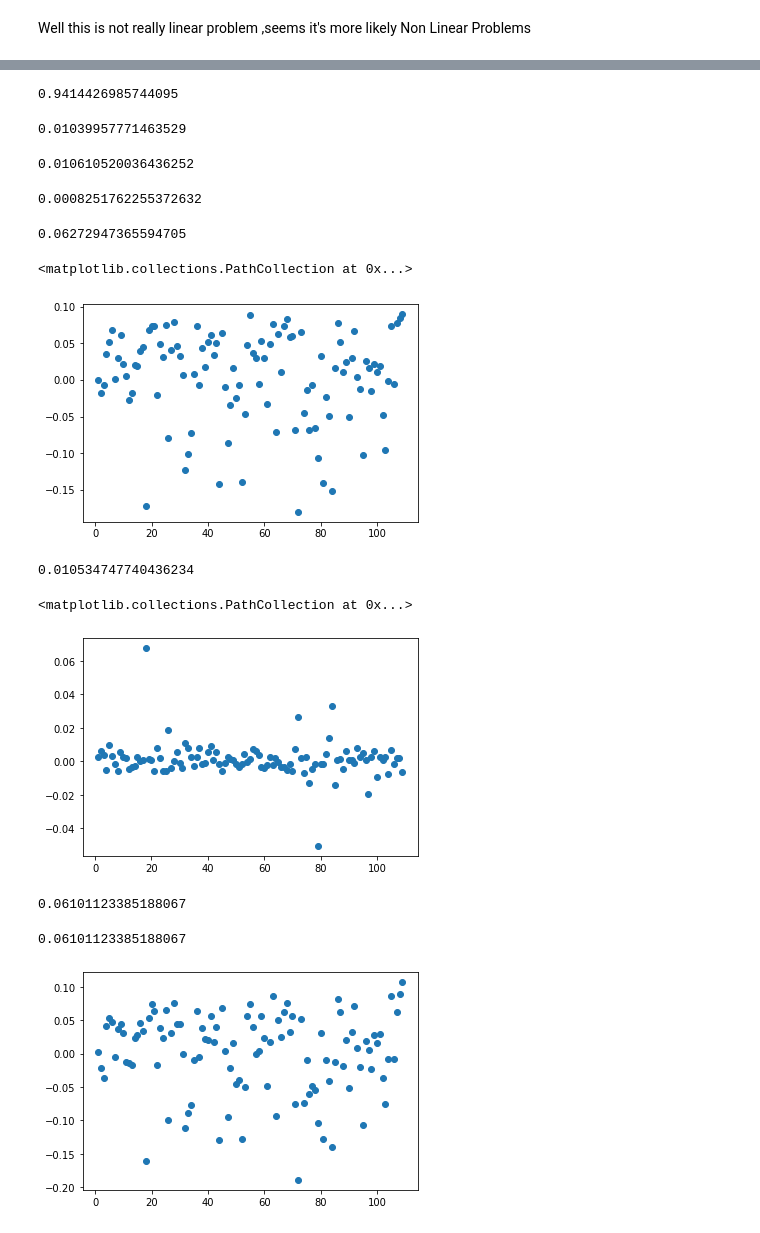
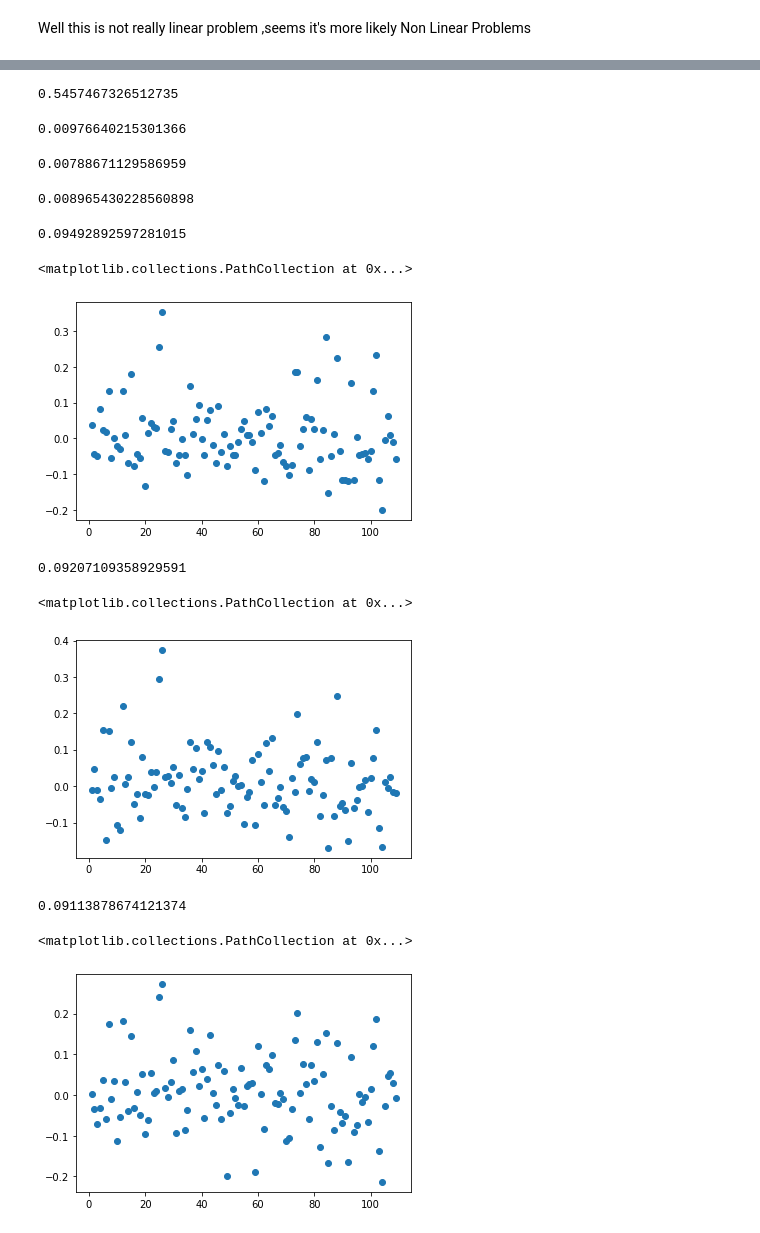
Before and after one commit to Xwyzworms/Regression, a Jupyter notebook: FinalProjectRegression2.ipynb, the cells around one changed output, grey strips where cells are left out. Cells and saved outputs as stored; diff of their text form; code cells hidden in the pictures.

```diff
--- a/FinalProjectRegression2.ipynb
+++ b/FinalProjectRegression2.ipynb
@@ -31,8 +31,11 @@ df["basement"].replace({'yes' : 1, "no" : 0 },inplace=True)
 df["hotwaterheating"].replace({"yes":1 , "no":0},inplace=True)
 df["airconditioning"].replace({"yes":1 , "no":0},inplace=True)
 df["prefarea"].replace({"yes":1 , "no" :0},inplace=True)
-df["furnishingstatus"].replace({"furnished":2 , "semi-furnished":1, "unfurnished":0},inplace=True)
 df["TotalRooms"] = df["bedrooms"].astype(int) + df["bathrooms"].astype(int) +df["guestroom"].astype(int) + df["basement"].astype(int)
 df["HasParking"] = np.where(df["parking"] > 1 ,1,0)
 df["LotBed"] = np.where(df["bedrooms"] >= 4,1,0)
 df["LotBathrooms"] = np.where(df["bathrooms"] >= 3 ,1,0)
+df["furnishingstatus"].replace({"unfurnished":0,"furnished":2,"semi-furnished":1},inplace=True)
+#df=pd.concat([df,pd.get_dummies(df["furnishingstatus"],drop_first=True)],axis=1)
+#df.drop("furnishingstatus",axis=1,inplace=True)
+df.head()
@@ -54,6 +57,15 @@ def normalize (x):
 
 
 # applying normalize ( ) to all columns
-df[x_features.columns] = df[x_features.columns].apply(normalize)
+#df[x_features.columns] = df[x_features.columns].apply(normalize)
+df = df.apply(normalize)
 df.head()
+x_features = df.drop(["bedrooms","basement","HasParking","LotBathrooms","price","TotalRooms","LotBed"],axis=1)
+#target = np.log(df['price'])
+target =df['price']
+from statsmodels.stats.outliers_influence import variance_inflation_factor
+vif = pd.DataFrame()
+vif["VIF Factor"] = [variance_inflation_factor(x_features.values, i) for i in range(x_features.shape[1])]
+vif["features"] = x_features.columns
+vif
 # %% [output]
@@ -140,7 +157,7 @@ GridSearchCV(cv=KFold(n_splits=8, random_state=42, shuffle=True),
 # %%
 Model_Elastic.best_score_
 # %% [output]
-0.9414426985744095
+0.5457467326512735
 # %%
 x_train,x_test,y_train,y_test = train_test_split(x_features,target,test_size=0.2)
 Model_ela = ElasticNet(alpha=0.01)
@@ -149,7 +166,7 @@ y_pred = Model_ela.predict(x_test)
 from sklearn.metrics import mean_squared_error as mse
 mse(y_test,y_pred)
 # %% [output]
-0.01039957771463529
+0.00976640215301366
 # %%
 from sklearn.linear_model import LinearRegression
 Model_linear = LinearRegression()
@@ -158,7 +175,7 @@ y_pred = Model_linear.predict(x_test)
 from sklearn.metrics import mean_squared_error as mse
 mse(y_test,y_pred)
 # %% [output]
-0.010610520036436252
+0.00788671129586959
 # %%
 rf = RandomForestRegressor(n_estimators=100,max_depth = 12 , min_samples_leaf = 1, min_samples_split = 15)
 rf.fit(x_train,y_train)
@@ -166,7 +183,7 @@ y_pred = rf.predict(x_test)
 from sklearn.metrics import mean_squared_error as mse
 mse(y_test,y_pred)
 # %% [output]
-0.0008251762255372632
+0.008965430228560898
 # %%
 # np.sqrt(mse(y_test,y_pred))
 # from statsmodels.stats.outliers_influence import variance_inflation_factor
@@ -187,9 +204,9 @@ print(np.sqrt(mse(y_test,y_pred)))
 c = [i for i in range(1,110,1)]
 plt.scatter(c,y_test - y_pred)
 # %% [output]
-0.06272947365594705
+0.09492892597281015
 <matplotlib.collections.PathCollection at 0x...>
-[figure, old version]
+[figure, new version]
 # %%
 rf = RandomForestRegressor(n_estimators=100,max_depth = 12 , min_samples_leaf = 1, min_samples_split = 15)
 rf.fit(x_train,y_train)
@@ -199,9 +216,9 @@ print(np.sqrt(mse(y_test,y_pred)))
 c = [i for i in range(1,110,1)]
 plt.scatter(c,y_test - y_pred)
 # %% [output]
-0.010534747740436234
+0.09207109358929591
 <matplotlib.collections.PathCollection at 0x...>
-[figure, old version]
+[figure, new version]
 # %%
 from sklearn.linear_model import LinearRegression
 Model_linear = LinearRegression()
@@ -210,11 +227,10 @@ y_pred = Model_linear.predict(x_test)
 from sklearn.metrics import mean_squared_error as mse
 np.sqrt(mse(y_test,y_pred))
 # %% [output]
-0.06101123385188067
+0.09113878674121374
 # %%
 c = [i for i in range(1,110,1)]
 plt.scatter(c,y_test - y_pred)
-np.sqrt(mse(y_test,y_pred))
 # %% [output]
-0.06101123385188067
+<matplotlib.collections.PathCollection at 0x...>
-[figure, old version]
+[figure, new version]
```
Also changed, not shown: parts of 5 cells of this notebook.
